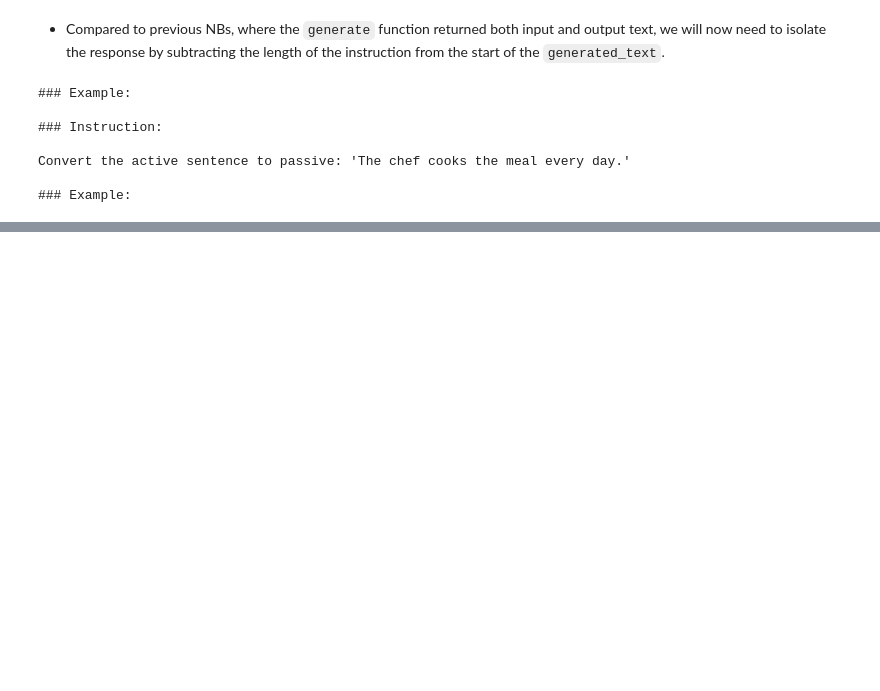
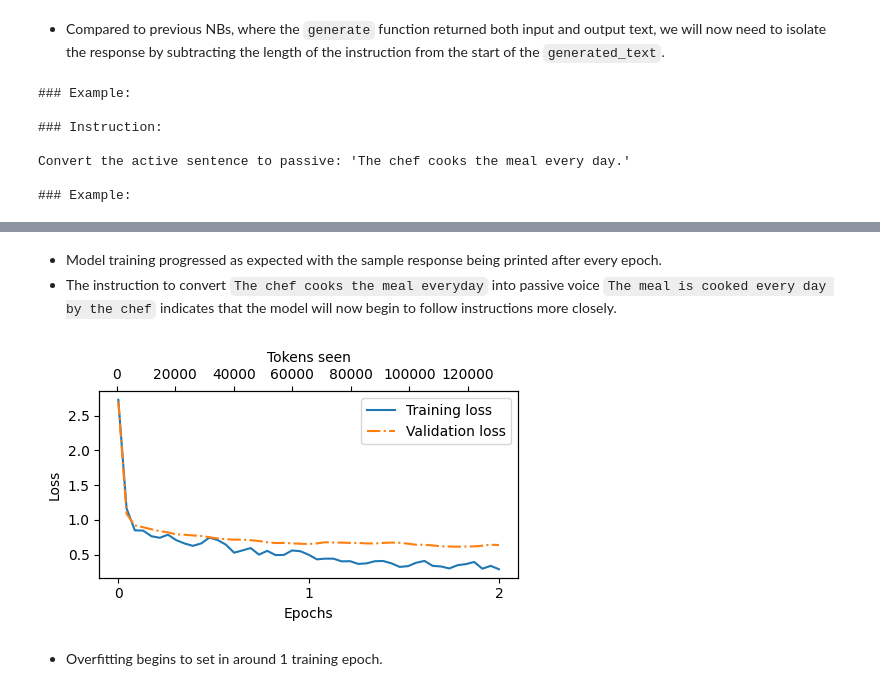
Before and after one commit to bachaudhry/my-llm-from-scratch, a Jupyter notebook: 06-instruction-finetuning.ipynb, the cells around one changed output, grey strips where cells are left out. Cells and saved outputs as stored; diff of their text form; code cells hidden in the pictures; blank space fills up the shorter version.

Commit message:
Finetune model for instruction following + update utils

```diff
--- a/06-instruction-finetuning.ipynb
+++ b/06-instruction-finetuning.ipynb
@@ -575,0 +604,27 @@ Convert the active sentence to passive: 'The chef cooks the meal every day.'
+# %%
+import time
+
+start_time = time.time()
+
+torch.manual_seed(123)
+
+optimizer = torch.optim.AdamW(model.parameters(), lr=0.00005, weight_decay=0.1)
+
+num_epochs = 2
+
+train_losses, val_losses, tokens_seen = train_model_simple(
+    model,
+    train_loader,
+    val_loader,
+    optimizer,
+    device,
+    num_epochs=num_epochs,
+    eval_freq=5,
+    eval_iter=5,
+    start_context=format_input(val_data[0]),
+    tokenizer=tokenizer
+)
+
+end_time = time.time()
+execution_time_mins = (end_time - start_time) / 60
+print(f"Training completed in {execution_time_mins:.2f} minutes.")
@@ -575,0 +649,12 @@ Convert the active sentence to passive: 'The chef cooks the meal every day.'
+# %% [markdown]
+- Model training progressed as expected with the sample response being printed after every epoch.
+- The instruction to convert `The chef cooks the meal everyday` into passive voice `The meal is cooked every day by the chef` indicates that the model will now begin to follow instructions more closely.
+# %%
+from supplementary.utils.components import plot_losses
+
+epochs_tensor = torch.linspace(0, num_epochs, len(train_losses))
+plot_losses(epochs_tensor, tokens_seen, train_losses, val_losses)
+# %% [output]
+[figure, added]
+# %% [markdown]
+- Overfitting begins to set in around 1 training epoch.
```
Also changed, not shown: parts of 8 cells of this notebook, 1 other file.
